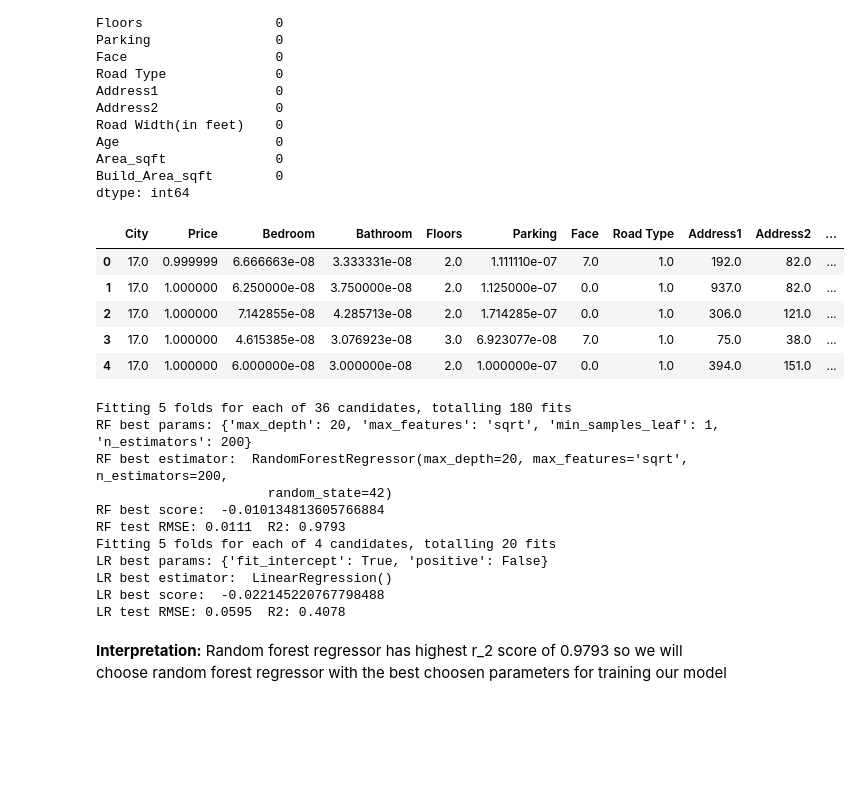
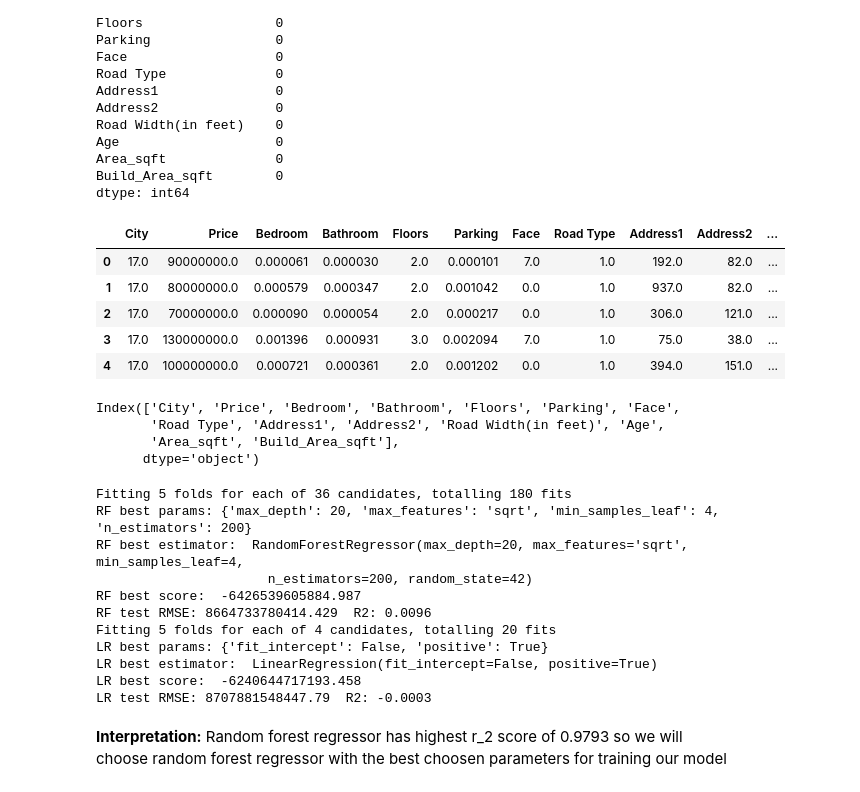
Before and after one commit to SakriyaPyakurel/ML, a Jupyter notebook: mini_project/preprocessing.ipynb, the cells around one changed output. Saved outputs shown, nothing was run; the diff lists cells and outputs as text; code cells hidden in the pictures; blank space fills up the shorter version.

Commit message:
made some changes and successfully predicted the house price but with low accuracy

```diff
--- a/mini_project/preprocessing.ipynb
+++ b/mini_project/preprocessing.ipynb
@@ -265,17 +265,24 @@ Build_Area_sqft        0
 dtype: int64
 # %%
 # normalizing the numerical columns
-numerical_cols = ['Price','Bedroom','Bathroom','Parking','Area_sqft','Build_Area_sqft','Age','Road Width(in feet)']
+numerical_cols = ['Bedroom','Bathroom','Parking','Area_sqft','Build_Area_sqft','Age','Road Width(in feet)']
 normalizer = Normalizer()
 df[numerical_cols] = normalizer.fit_transform(df[numerical_cols])
 df.head()
 # %% [output]
 |  | City | Price | Bedroom | Bathroom | Floors | Parking | Face | Road Type | Address1 | Address2 | ... |
-| 0 | 17.0 | 0.999999 | 6.666663e-08 | 3.333331e-08 | 2.0 | 1.111110e-07 | 7.0 | 1.0 | 192.0 | 82.0 | ... |
-| 1 | 17.0 | 1.000000 | 6.250000e-08 | 3.750000e-08 | 2.0 | 1.125000e-07 | 0.0 | 1.0 | 937.0 | 82.0 | ... |
-| 2 | 17.0 | 1.000000 | 7.142855e-08 | 4.285713e-08 | 2.0 | 1.714285e-07 | 0.0 | 1.0 | 306.0 | 121.0 | ... |
-| 3 | 17.0 | 1.000000 | 4.615385e-08 | 3.076923e-08 | 3.0 | 6.923077e-08 | 7.0 | 1.0 | 75.0 | 38.0 | ... |
-| 4 | 17.0 | 1.000000 | 6.000000e-08 | 3.000000e-08 | 2.0 | 1.000000e-07 | 0.0 | 1.0 | 394.0 | 151.0 | ... |
+| 0 | 17.0 | 90000000.0 | 0.000061 | 0.000030 | 2.0 | 0.000101 | 7.0 | 1.0 | 192.0 | 82.0 | ... |
+| 1 | 17.0 | 80000000.0 | 0.000579 | 0.000347 | 2.0 | 0.001042 | 0.0 | 1.0 | 937.0 | 82.0 | ... |
+| 2 | 17.0 | 70000000.0 | 0.000090 | 0.000054 | 2.0 | 0.000217 | 0.0 | 1.0 | 306.0 | 121.0 | ... |
+| 3 | 17.0 | 130000000.0 | 0.001396 | 0.000931 | 3.0 | 0.002094 | 7.0 | 1.0 | 75.0 | 38.0 | ... |
+| 4 | 17.0 | 100000000.0 | 0.000721 | 0.000361 | 2.0 | 0.001202 | 0.0 | 1.0 | 394.0 | 151.0 | ... |
+# %%
+df.columns
+# %% [output]
+Index(['City', 'Price', 'Bedroom', 'Bathroom', 'Floors', 'Parking', 'Face',
+       'Road Type', 'Address1', 'Address2', 'Road Width(in feet)', 'Age',
+       'Area_sqft', 'Build_Area_sqft'],
+      dtype='object')
 # %%
 from sklearn.model_selection import GridSearchCV, train_test_split
 from sklearn.ensemble import RandomForestRegressor
@@ -329,16 +336,16 @@ print('LR best score: ', lr_gs.best_score_)
 print("LR test RMSE:", round(lr_rmse, 4), " R2:", round(lr_r2, 4))
 # %% [output]
 Fitting 5 folds for each of 36 candidates, totalling 180 fits
-RF best params: {'max_depth': 20, 'max_features': 'sqrt', 'min_samples_leaf': 1, 'n_estimators': 200}
-RF best estimator:  RandomForestRegressor(max_depth=20, max_features='sqrt', n_estimators=200,
-                      random_state=42)
-RF best score:  -0.010134813605766884
-RF test RMSE: 0.0111  R2: 0.9793
+RF best params: {'max_depth': 20, 'max_features': 'sqrt', 'min_samples_leaf': 4, 'n_estimators': 200}
+RF best estimator:  RandomForestRegressor(max_depth=20, max_features='sqrt', min_samples_leaf=4,
+                      n_estimators=200, random_state=42)
+RF best score:  -6426539605884.987
+RF test RMSE: 8664733780414.429  R2: 0.0096
 Fitting 5 folds for each of 4 candidates, totalling 20 fits
-LR best params: {'fit_intercept': True, 'positive': False}
-LR best estimator:  LinearRegression()
-LR best score:  -0.022145220767798488
-LR test RMSE: 0.0595  R2: 0.4078
+LR best params: {'fit_intercept': False, 'positive': True}
+LR best estimator:  LinearRegression(fit_intercept=False, positive=True)
+LR best score:  -6240644717193.458
+LR test RMSE: 8707881548447.79  R2: -0.0003
 # %% [markdown]
 <b>Interpretation:</b> Random forest regressor has highest r_2 score of 0.9793 so we will choose random forest regressor with the best choosen parameters for training our model
 # %%
```
Also changed, not shown: parts of 1 cell of this notebook, 1 other file.
